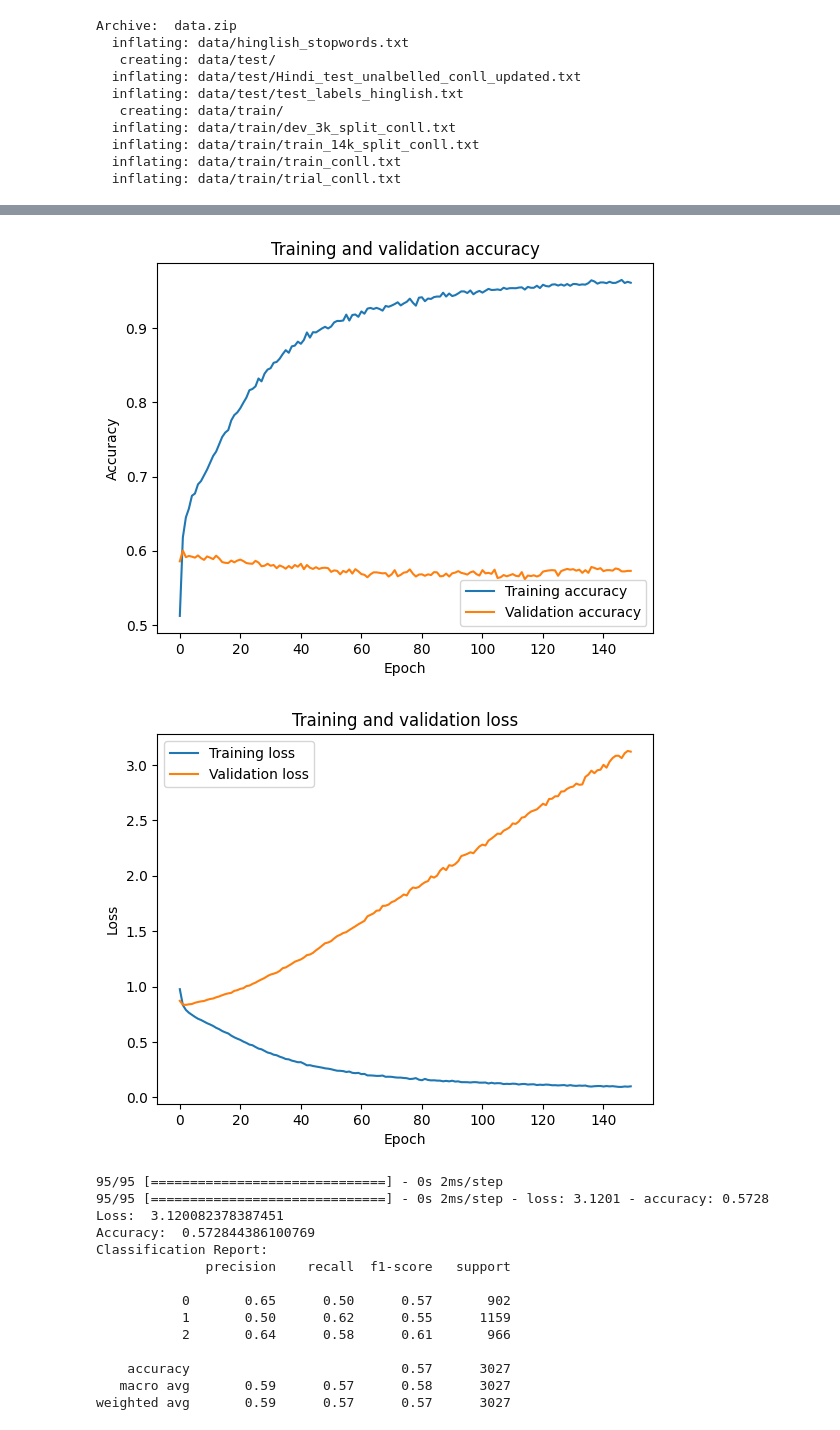
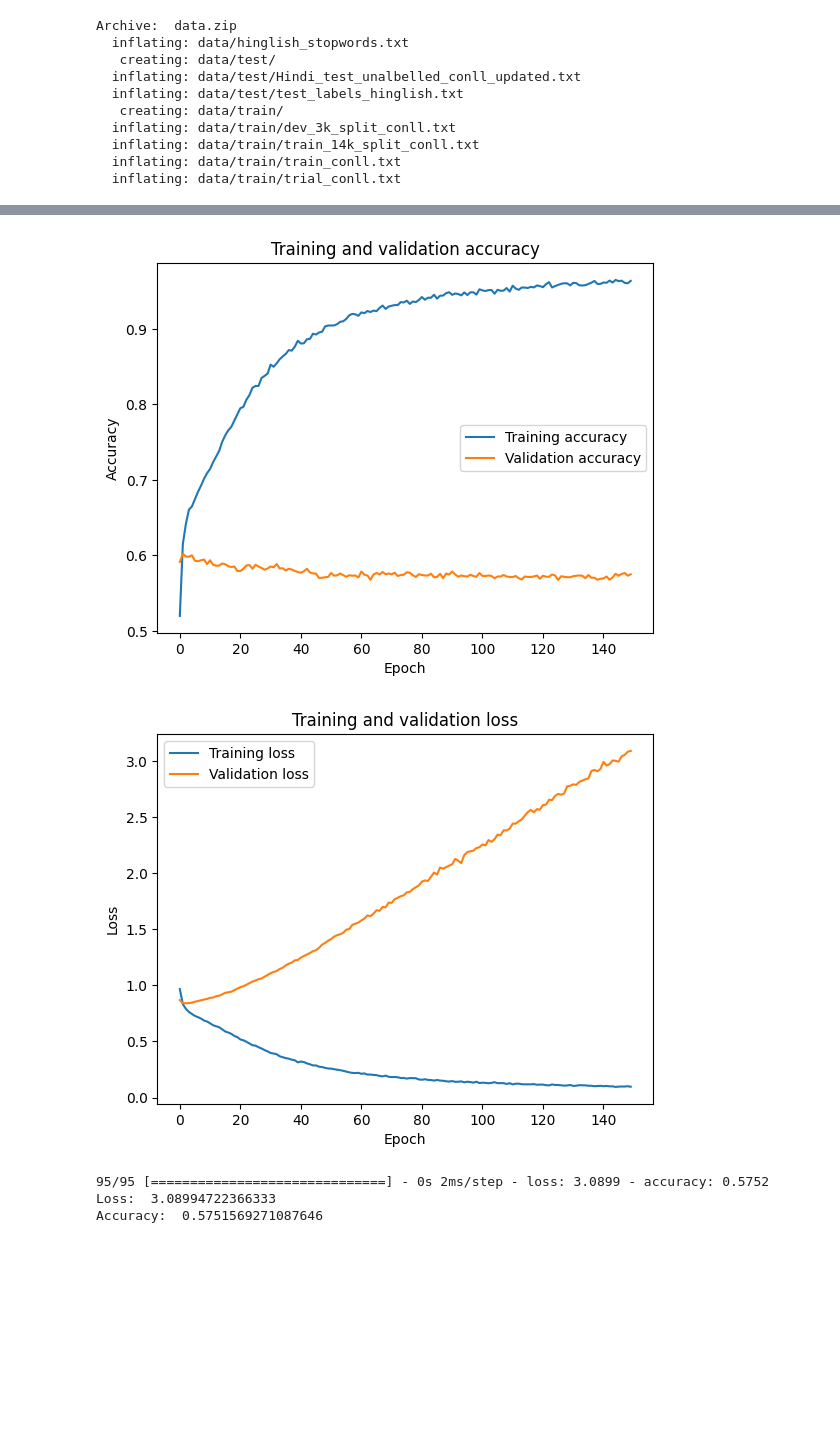
Before and after one commit to ArsalMirza007/BERT-TFIDF-TSPE-SWN-Based-Models-on-Hinglish-semi-evaluation-2020-Dataset, a Jupyter notebook: Hinglish_Using_TFIDF.ipynb, the cells around one changed output, grey strips where cells are left out. Saved outputs shown, nothing was run; the diff lists cells and outputs as text; code cells hidden in the pictures; blank space fills up the shorter version.

Commit message:
all models

```diff
--- a/Hinglish_Using_TFIDF.ipynb
+++ b/Hinglish_Using_TFIDF.ipynb
@@ -43,14 +43,13 @@ import matplotlib.pyplot as plt
 from nltk.corpus import stopwords
 from nltk.stem import PorterStemmer
 from nltk.tokenize import TweetTokenizer
-from sklearn.metrics import f1_score, confusion_matrix, classification_report
+from sklearn.metrics import f1_score, confusion_matrix
 from sklearn.model_selection import train_test_split
 from sklearn.preprocessing import LabelEncoder
 from tensorflow.keras.models import Sequential
 from tensorflow.keras.layers import Embedding, LSTM, Dropout, Dense
 from tensorflow.keras.preprocessing.text import Tokenizer
 from tensorflow.keras.utils import to_categorical
-from sklearn.metrics import f1_score, confusion_matrix, classification_report, precision_score, recall_score, accuracy_score
 
 nltk.download('stopwords')
 
@@ -134,25 +133,10 @@ def plot_confusion_matrix(cm, title='Confusion Matrix', cmap=plt.cm.Greens):
     plt.tight_layout()
 
 def show_results(y_test, y_pred):
-    classification_rep = classification_report(y_test, y_pred, labels=[0, 1, 2])
-    print("Classification Report:")
-    print(classification_rep)
-
-    f1 = f1_score(y_test, y_pred, average='weighted')
-    precision = precision_score(y_test, y_pred, average='weighted')
-    recall = recall_score(y_test, y_pred, average='weighted')
-    support = np.sum(confusion_matrix(y_test, y_pred, labels=[0, 1, 2]), axis=1)
-    accuracy = accuracy_score(y_test, y_pred)
-
-    print("F1 Score: ", f1)
-    print("Precision: ", precision)
-    print("Recall: ", recall)
-    print("Support: ", support)
-    print("Accuracy: ", accuracy)
-
+    print("F1 Score: ", f1_score(y_test, y_pred, average="weighted"))
+    print()
     cnf_matrix = confusion_matrix(y_test, y_pred, labels=[0, 1, 2])
     plot_confusion_matrix(cnf_matrix)
-
 
 all_tweets = readFile(r'data/train/train_conll.txt')
 
@@ -198,7 +182,7 @@ model.add(Dense(units=3, activation='softmax'))
 model.compile(optimizer='adam', loss='categorical_crossentropy', metrics=['accuracy'])
 
 # Train the model
-history = model.fit(x_train_tfidf, y_train_categorical, epochs=120, batch_size=32, validation_data=(x_test_tfidf, y_test_categorical))
+history = model.fit(x_train_tfidf, y_train_categorical, epochs=150, batch_size=32, validation_data=(x_test_tfidf, y_test_categorical))
 
 # Plot accuracy
 plt.plot(history.history['accuracy'], label='Training accuracy')
@@ -219,15 +203,8 @@ plt.legend()
 plt.show()
 
 # Evaluate the model
-y_pred = np.argmax(model.predict(x_test_tfidf), axis=-1)
-y_test_labels = np.argmax(y_test_categorical, axis=-1)
 loss, accuracy = model.evaluate(x_test_tfidf, y_test_categorical)
 print("Loss: ", loss)
 print("Accuracy: ", accuracy)
-
-# Calculate precision, recall, and accuracy
-classification_rep = classification_report(y_test_labels, y_pred, labels=[0, 1, 2])
-print("Classification Report:")
-print(classification_rep)
 # %% [output]
 [nltk_data] Downloading package stopwords to /root/nltk_data...
@@ -252,19 +229,8 @@ Epoch 150/150
-[figure, old version]
+[figure, new version]
-[figure, old version]
+[figure, new version]
-95/95 [==============================] - 0s 2ms/step
-95/95 [==============================] - 0s 2ms/step - loss: 3.1201 - accuracy: 0.5728
-Loss:  3.120082378387451
-Accuracy:  0.572844386100769
-Classification Report:
-              precision    recall  f1-score   support
-
-           0       0.65      0.50      0.57       902
-           1       0.50      0.62      0.55      1159
-           2       0.64      0.58      0.61       966
-
-    accuracy                           0.57      3027
-   macro avg       0.59      0.57      0.58      3027
-weighted avg       0.59      0.57      0.57      3027
+95/95 [==============================] - 0s 2ms/step - loss: 3.0899 - accuracy: 0.5752
+Loss:  3.08994722366333
+Accuracy:  0.5751569271087646
 # %%
 # Perform prediction on the test set
 y_pred_probs = model.predict(x_test_tfidf)
```
Also changed, not shown: parts of 3 cells of this notebook, 3 other files.
